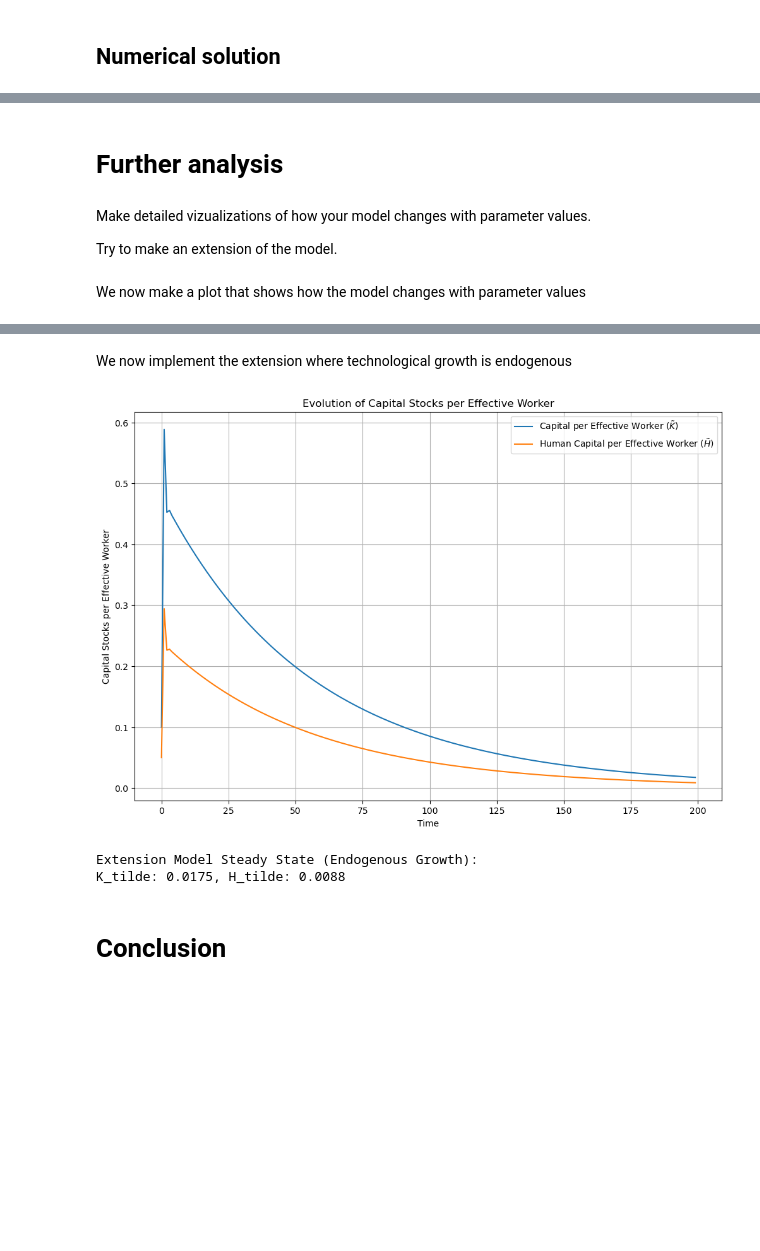
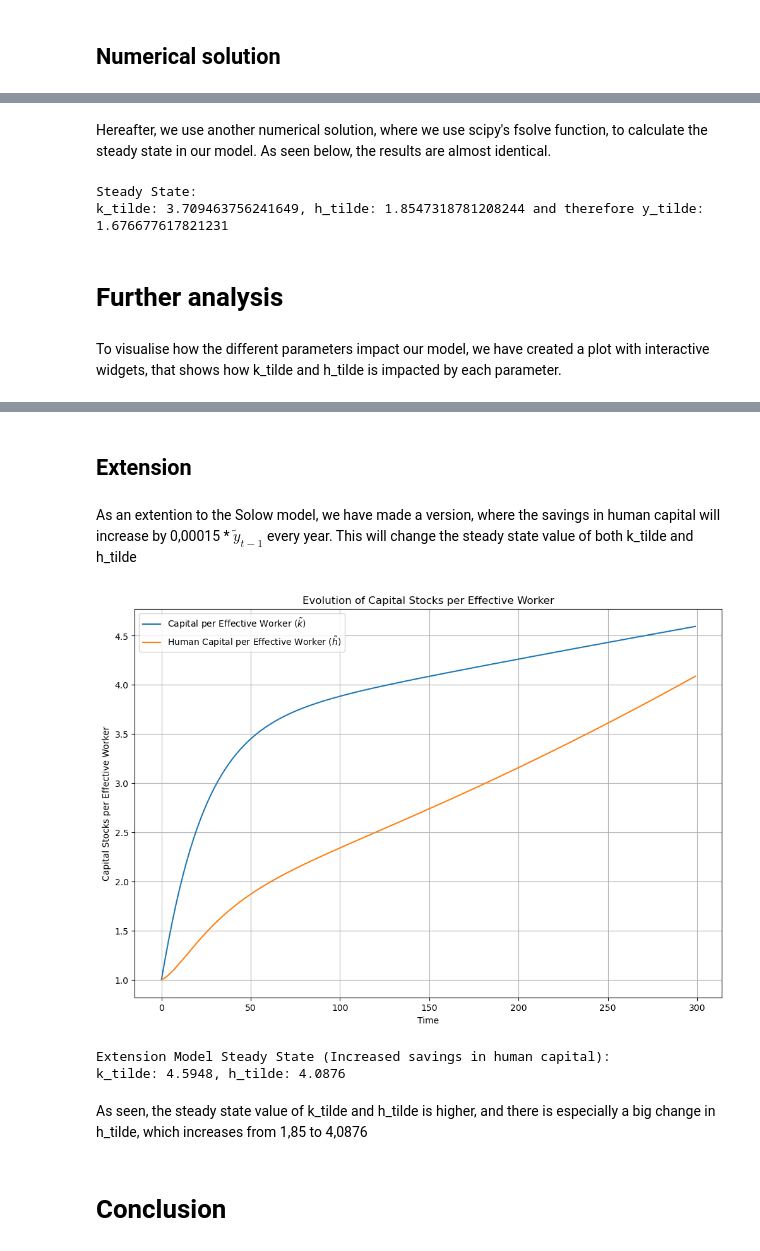
Before and after one commit to NumEconCopenhagen/projects-2024-tummeren-olli, a Jupyter notebook: modelproject/modelproject.ipynb, the cells around one changed output, grey strips where cells are left out. Cells and saved outputs as stored; diff of their text form; code cells hidden in the pictures; blank space fills up the shorter version.

```diff
--- a/modelproject/modelproject.ipynb
+++ b/modelproject/modelproject.ipynb
@@ -133,11 +116,23 @@ Are there any problems with convergence? Does the model converge for all startin
+# %% [markdown]
+Hereafter, we use another numerical solution, where we use scipy's fsolve function, to calculate the steady state in our model. As seen below, the results are almost identical.
+# %%
+# Import the model
+from modelproject import SolowModelHumanCapital
+# Initialize and solve model using fsolve
+base_model = SolowModelHumanCapital()
+
+k_tilde_ss, h_tilde_ss = base_model.steady_state()
+y_tilde_ss = k_tilde_ss**base_model.params['alpha'] * h_tilde_ss**base_model.params['phi']
+# Print the steady state values for the base model
+print("Steady State:")
+print(f"k_tilde: {k_tilde_ss}, h_tilde: {h_tilde_ss} and therefore y_tilde: {y_tilde_ss}")
+# %% [output]
+Steady State:
+k_tilde: 3.709463756241649, h_tilde: 1.8547318781208244 and therefore y_tilde: 1.676677617821231
 # %% [markdown]
 # Further analysis
-# %% [markdown]
-Make detailed vizualizations of how your model changes with parameter values.
-
-Try to make an extension of the model.
-# %% [markdown]
-We now make a plot that shows how the model changes with parameter values
+# %% [markdown]
+To visualise how the different parameters impact our model, we have created a plot with interactive widgets, that shows how k_tilde and h_tilde is impacted by each parameter.
 # %%
 %matplotlib inline
 import ipywidgets as widgets
@@ -168,23 +163,27 @@ display(ui, out)
 # %% [output]
 VBox(children=(FloatSlider(value=0.3, description='Alpha', max=0.9, min=0.1, step=0.05), FloatSlider(value=0.2…
 [interactive output not drawn]
-# %% [markdown]
-We now implement the extension where technological growth is endogenous
+# %% [markdown]
+## Extension
+# %% [markdown]
+As an extention to the Solow model, we have made a version, where the savings in human capital will increase by 0,00015 * $\tilde{y}_{t-1}$ every year. This will change the steady state value of both k_tilde and h_tilde
 # %%
 # Import the updated model
 from modelproject import SolowModelHumanCapital
 
 # Initialize and simulate the extension model with endogenous growth
-extension_model = SolowModelHumanCapital(endogenous=True)
+extension_model = SolowModelHumanCapital(Increase_saving=True)
 extension_model.plot_tilde_variables()
 
 # Print the steady state values for the extension model
-print("Extension Model Steady State (Endogenous Growth):")
-print(f"K_tilde: {extension_model.K_tilde[-1]:.4f}, H_tilde: {extension_model.H_tilde[-1]:.4f}")
+print("Extension Model Steady State (Increased savings in human capital):")
+print(f"k_tilde: {extension_model.K_tilde[-1]:.4f}, h_tilde: {extension_model.H_tilde[-1]:.4f}")
 # %% [output]
-[figure, old version]
+[figure, new version]
-Extension Model Steady State (Endogenous Growth):
-K_tilde: 0.0175, H_tilde: 0.0088
+Extension Model Steady State (Increased savings in human capital):
+k_tilde: 4.5948, h_tilde: 4.0876
+# %% [markdown]
+As seen, the steady state value of k_tilde and h_tilde is higher, and there is especially a big change in h_tilde, which increases from 1,85 to 4,0876
 # %% [markdown]
 # Conclusion
 # %% [markdown]
```
Also changed, not shown: parts of 11 cells of this notebook.
